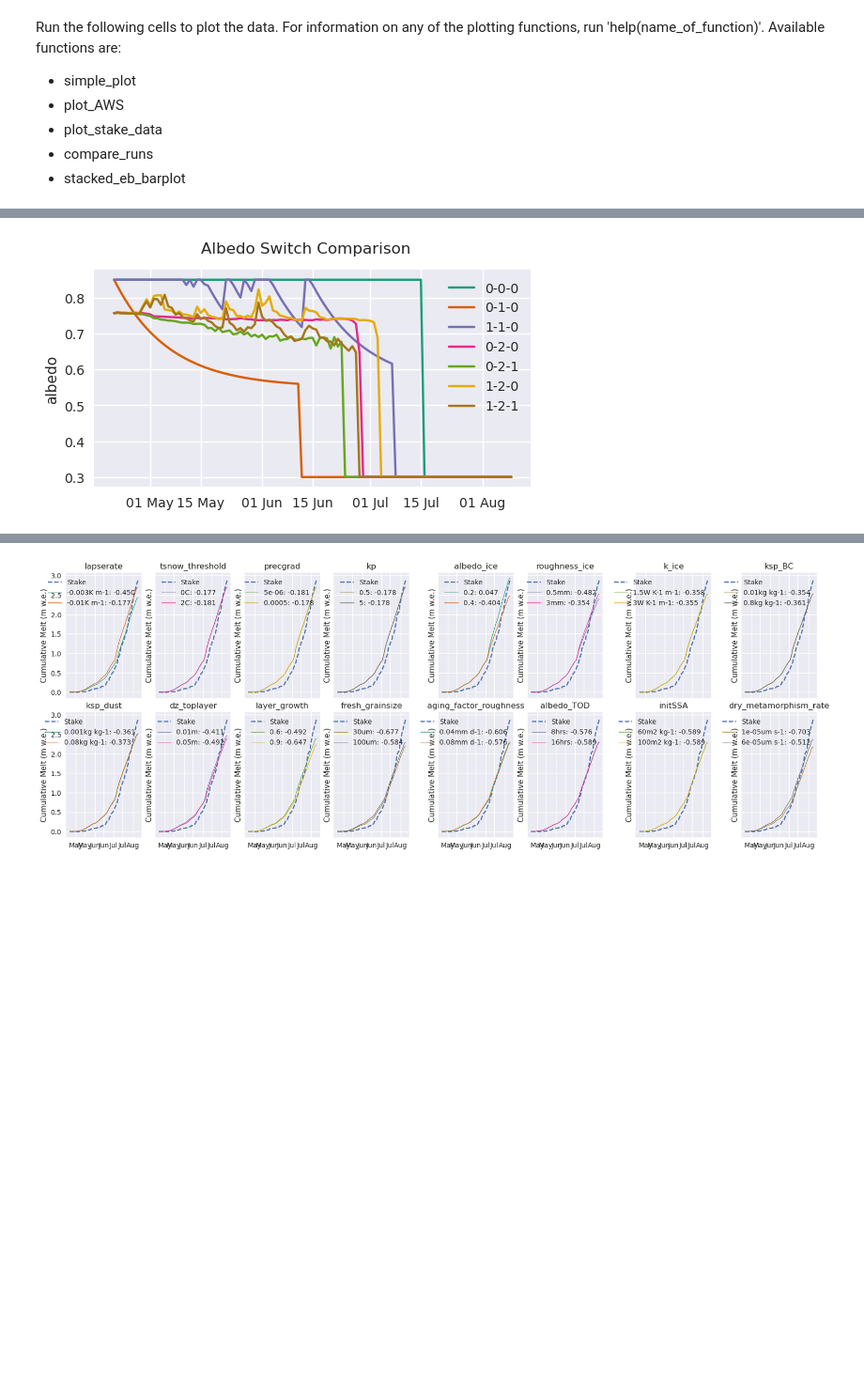
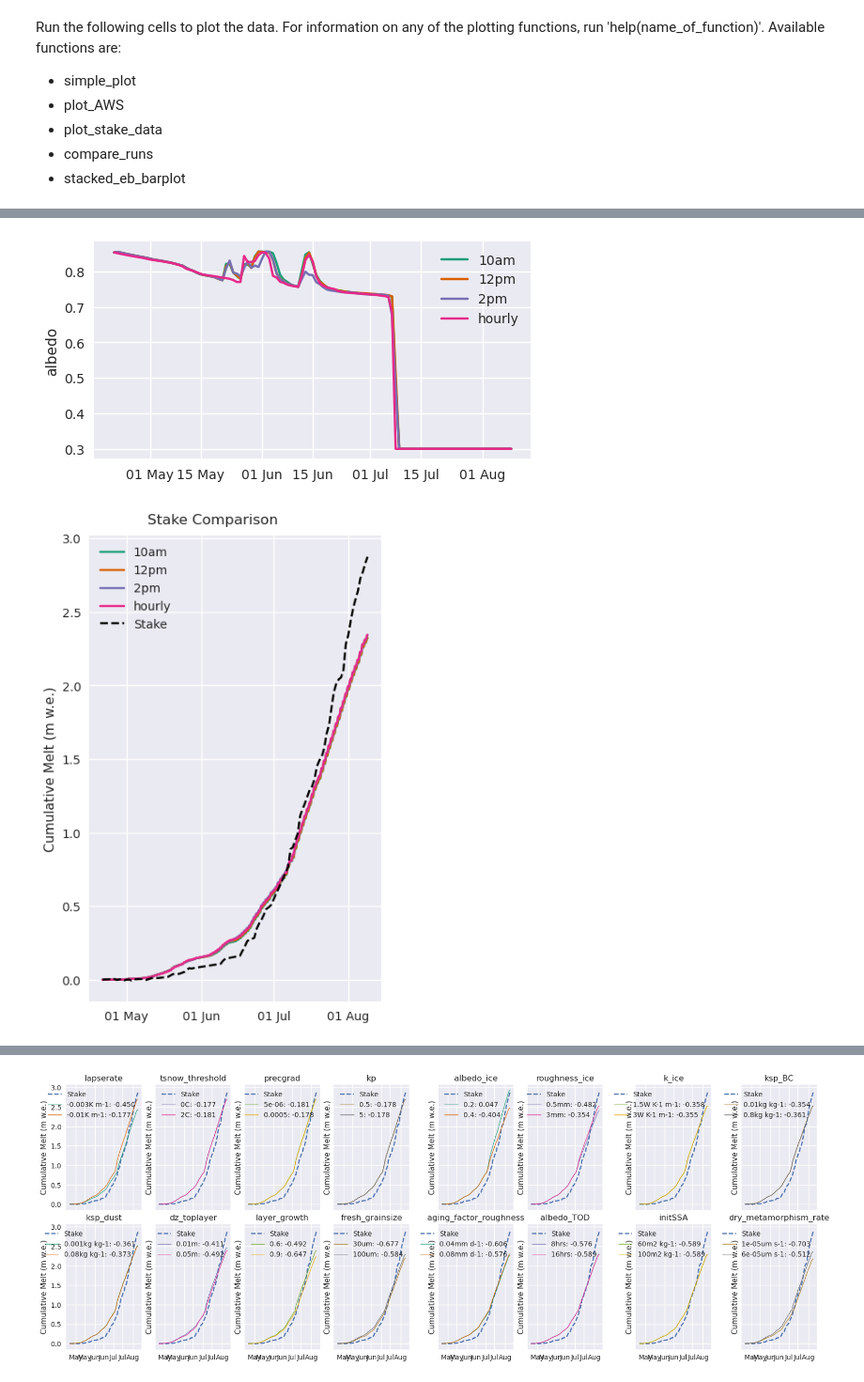
Before and after one commit to drounce/PyGEM, a Jupyter notebook: pygem_eb/processing/ebplotting.ipynb, the cells around one changed output, grey strips where cells are left out. Shown at 94% size. Saved outputs shown, nothing was run; the diff lists cells and outputs as text; code cells hidden in the pictures; blank space fills up the shorter version.

```diff
--- a/pygem_eb/processing/ebplotting.ipynb
+++ b/pygem_eb/processing/ebplotting.ipynb
@@ -46,7 +32,15 @@ ds6,_,_ = getds('/home/claire/research/Output/EB/Gulkana_2024_01_10_6.nc' )
-# %%
-switch_labels = ['0-0-0','0-1-0','1-1-0','0-2-0','0-2-1','1-2-0','1-2-1']
-ds_list = [ds0,ds1,ds2,ds3,ds4,ds5,ds6]
-idx = slice(0,7,1)
-compare_runs(ds_list[idx],[startdate,enddate],switch_labels[idx],'albedo',t='Albedo Switch Comparison')
-# %% [output]
-[figure, removed]
+# %%
+fn = '/home/claire/research/PyGEM-EB/../Output/EB/Gulkana_2024_02_02_albedo_TOD_14.nc'
+ds_14,startdate,enddate = getds(fn)
+ds_10,_,_ = getds(fn.replace('14','10'))
+ds_12,_,_ = getds(fn.replace('14','12'))
+ds_all,_,_ = getds(fn.replace('albedo_TOD_14','hourlySNICAR'))
+# %%
+compare_start = startdate #+pd.Timedelta(days=35)
+compare_end = enddate #compare_start+pd.Timedelta(days=10)
+res = 'd'
+compare_runs([ds_10,ds_12,ds_14,ds_all],[compare_start,compare_end],['10am','12pm','2pm','hourly'],'albedo',res=res)
+plot_stake_ablation(stake_df,[ds_10,ds_12,ds_14,ds_all],[compare_start,compare_end],['10am','12pm','2pm','hourly'])
+# %% [output]
+[figure, added]
+[figure, added]
```
Also changed, not shown: parts of 13 cells of this notebook, 11 other files.
